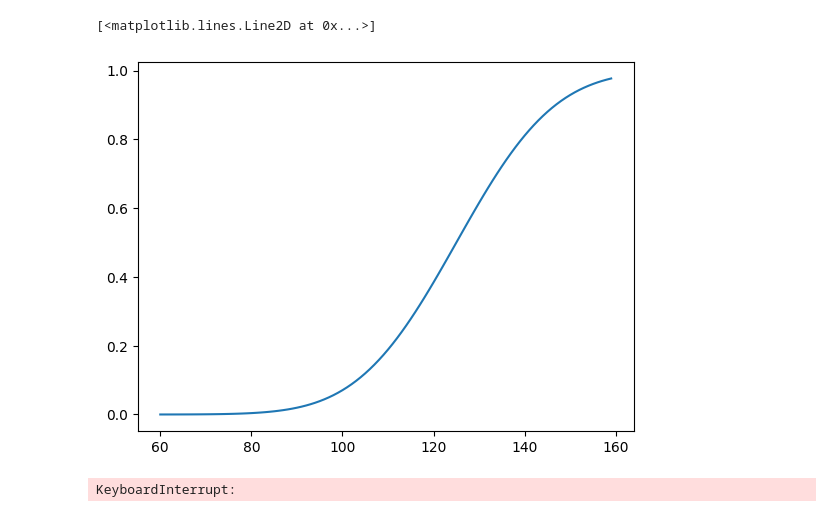
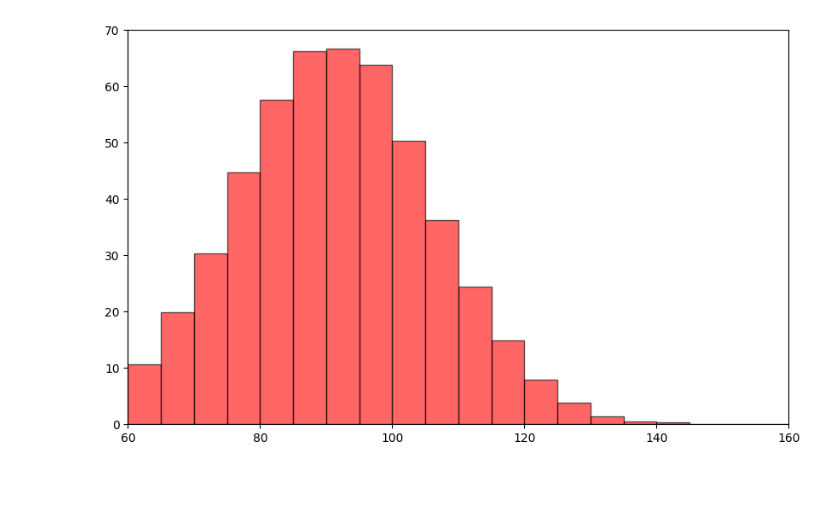
Before and after one commit to sgogoeg/SMODA_Final_Project_2026, a Jupyter notebook: test.ipynb, the cells around one changed output. Cells and saved outputs as stored; diff of their text form; code cells hidden in the pictures; blank space fills up the shorter version.

Commit message:
Histograms

```diff
--- a/test.ipynb
+++ b/test.ipynb
@@ -42,4 +41,4 @@ def TruncatedGaussianCDF(x, mu, sigma, xmin, xmax):
     alpha = (xmin - mu) / sigma
     beta = (xmax - mu) / sigma
     Z = GCDF(beta) - GCDF(alpha)
-    return GCDF(xi) - GCDF(alpha) / Z
+    return (GCDF(xi) - GCDF(alpha)) / Z
@@ -69,5 +44,0 @@ plt.plot(np.arange(60, 160, 1), TruncatedGaussianCDF(np.arange(60, 160, 1), 91.2
-# %%
-plt.plot(np.arange(60, 160, 1), TruncatedGaussianCDF(np.arange(60, 160, 1), 125, 17, xmin, xmax))
-# %% [output]
-[<matplotlib.lines.Line2D at 0x...>]
-[figure, removed]
@@ -85,12 +45,19 @@ def NewRaph0(g, h, p, error): # func, step, initial guess, error
 # %%
 i = 0
-sample  = np.array([])
-while (i<100):
+sample1  = np.array([])
+while (i<20000):
     rand1 = np.random.uniform(0, 1)
-    try:
-        sample = np.append(sample, NewRaph0(lambda x: TruncatedGaussianCDF(x, 91.2, 15, xmin, xmax) - rand1, 0.01, 100, 1e-6))
-        i += 1
-    except RuntimeWarning:
-        continue
+    temp = TruncatedGaussianCDF(np.arange(60, 160, 0.01), 91.2, 15, xmin, xmax) - rand1
+    sample1 = np.append(sample1, np.arange(60, 160, 0.01)[np.abs(temp).argmin()])
+    i += 1
-# %% [output]
-KeyboardInterrupt:
+# %%
+# Defining bin edges for a histogram with 20 equidistant bins between 60 and 160
+bins = np.linspace(60, 160, 21)
+
+plt.figure(figsize=(10, 6))
+plt.xlim(60, 160)
+counts1 = np.histogram(sample1, bins=bins)[0]
+plt.hist(bins[:-1], bins=bins, density=False, alpha=0.6, color='r', weights=500/20000*counts1, edgecolor='black')
+plt.show()
+# %% [output]
+[figure, added]
```
Also changed, not shown: parts of 10 cells of this notebook, 1 other file.
